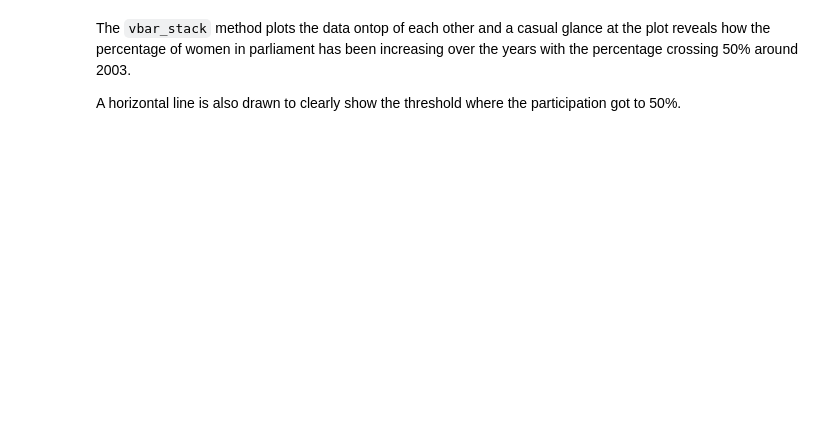
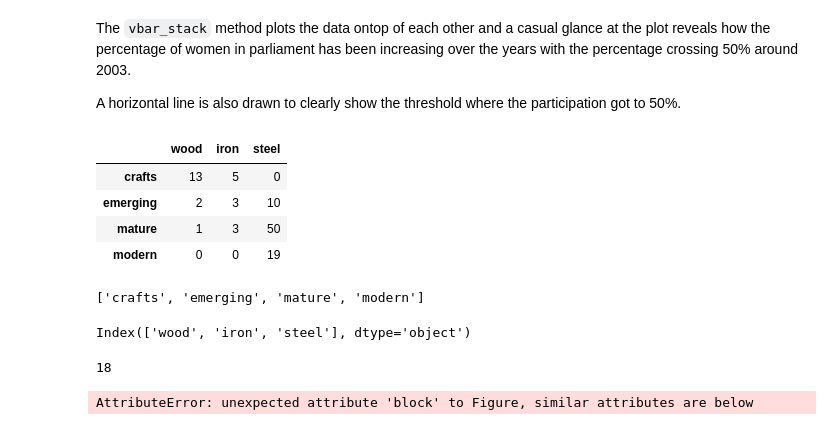
Before and after one commit to Azaya89/azaya89.github.io, a Jupyter notebook: Fundamentals of Data Visualisation using Bokeh.ipynb, the cells around one changed output. Saved outputs shown, nothing was run; the diff lists cells and outputs as text; code cells hidden in the pictures; blank space fills up the shorter version.

```diff
--- a/Fundamentals of Data Visualisation using Bokeh.ipynb
+++ b/Fundamentals of Data Visualisation using Bokeh.ipynb
@@ -341,3 +341,45 @@ show(p)
 The `vbar_stack` method plots the data ontop of each other and a casual glance at the plot reveals how the percentage of women in parliament has been increasing over the years with the percentage crossing 50% around 2003.
 
 A horizontal line is also drawn to clearly show the threshold where the participation got to 50%.
+# %%
+df = pd.DataFrame({'wood': [13,2,1,0],
+                  'iron':[5,3,3,0],
+                  'steel':[0,10,50,19],
+                  },
+                 index = ['crafts', 'emerging','mature','modern']
+)
+
+df
+# %% [output]
+|  | wood | iron | steel |
+| crafts | 13 | 5 | 0 |
+| emerging | 2 | 3 | 10 |
+| mature | 1 | 3 | 50 |
+| modern | 0 | 0 | 19 |
+# %%
+df.index.tolist()
+# %% [output]
+['crafts', 'emerging', 'mature', 'modern']
+# %%
+df.columns
+# %% [output]
+Index(['wood', 'iron', 'steel'], dtype='object')
+# %%
+df.iloc[0].sum()
+# %% [output]
+18
+# %%
+p = figure(title="steel bridges",
+          height = 400,
+          sizing_mode="stretch_width",
+          x_range = df.index.tolist(),
+          toolbar_location = None)
+
+p.block(df.columns,
+        'index',
+        source=df,
+        color=['green','red','blue'])
+
+show(p)
+# %% [output]
+AttributeError: unexpected attribute 'block' to Figure, similar attributes are below
```
Also changed, not shown: 1 other file.
